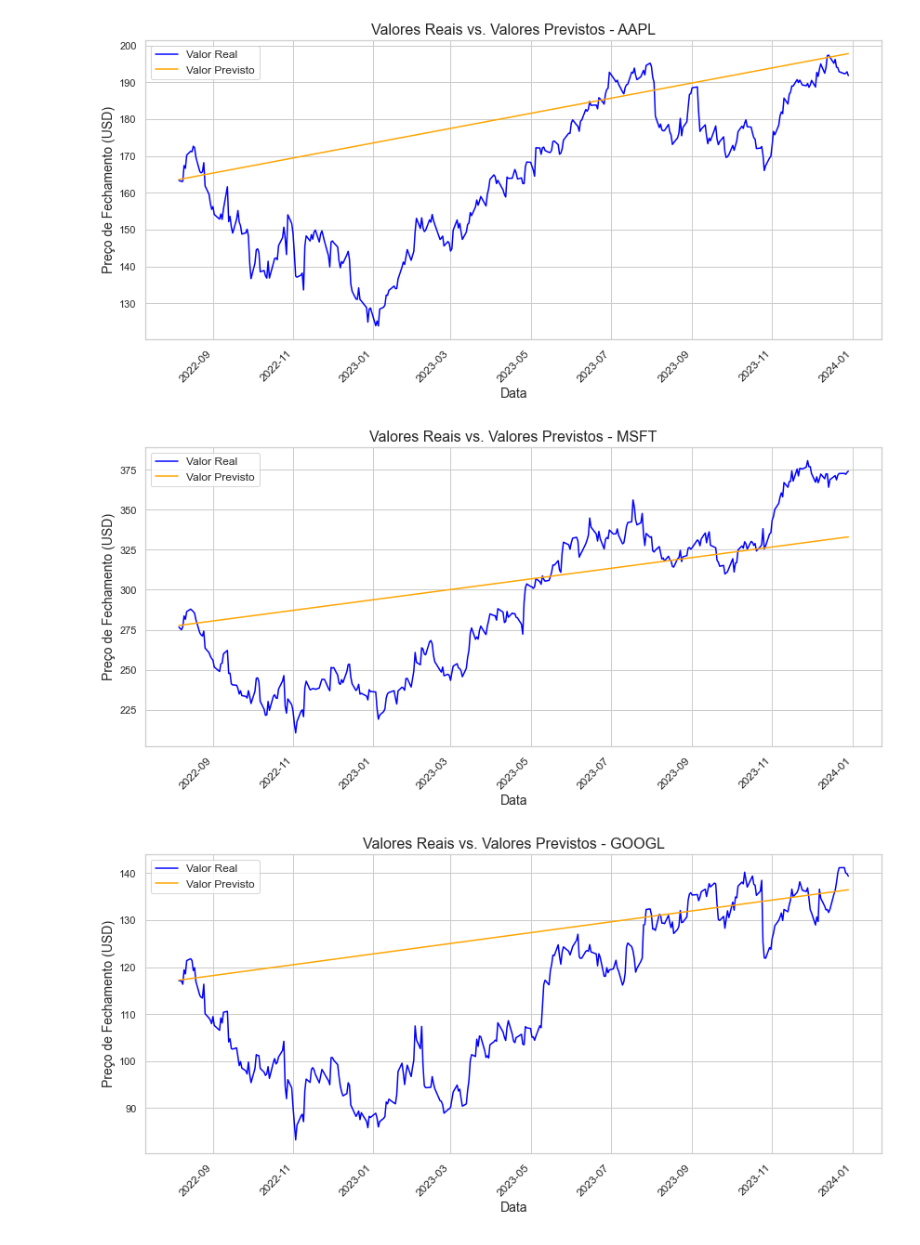
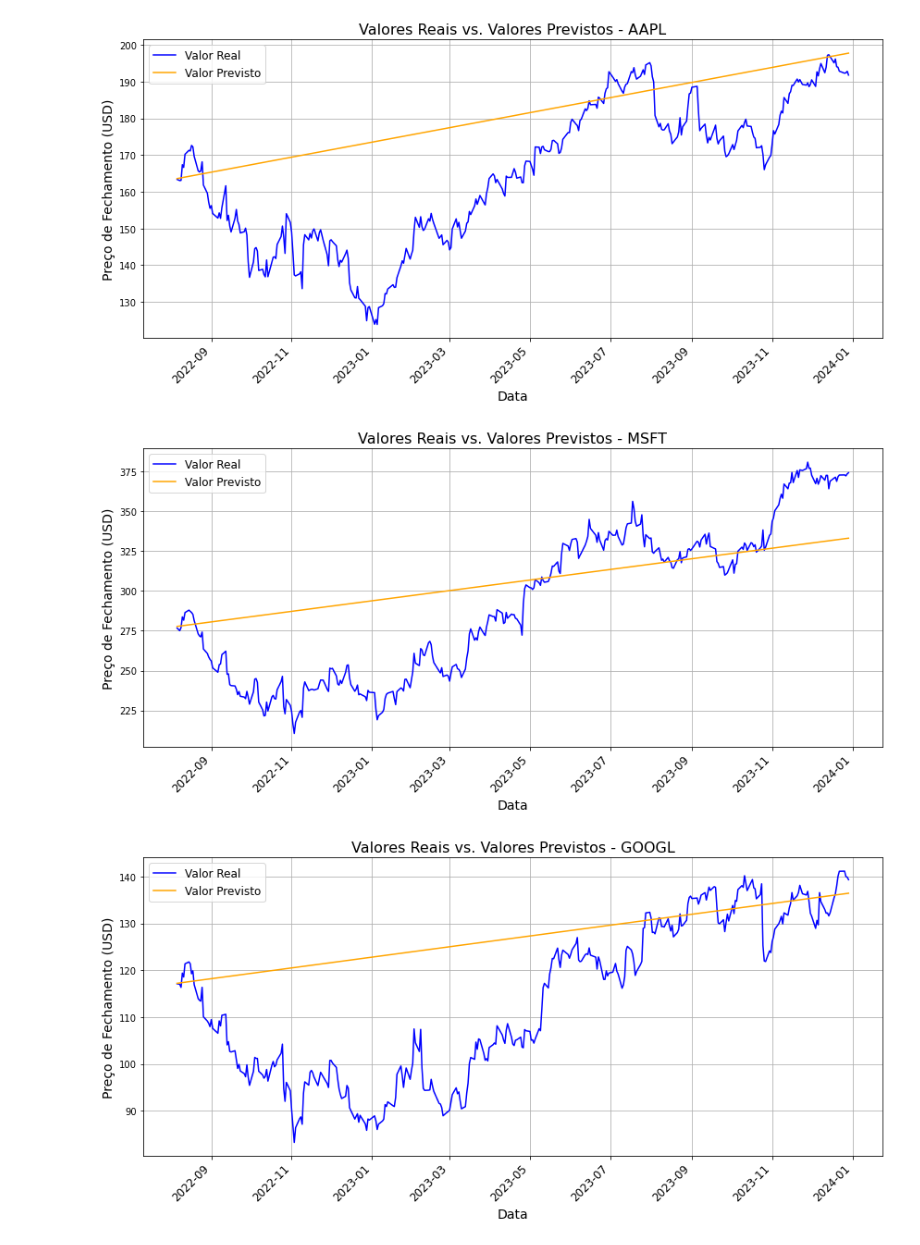
Before and after one commit to Pedrobuen0/modelos_ML, a Jupyter notebook: ARIMA.ipynb, the cells around one changed output. Drawn from its saved outputs; the diff is of its cells as text; code cells hidden in the pictures.

```diff
--- a/ARIMA.ipynb
+++ b/ARIMA.ipynb
@@ -67,8 +88,20 @@ for ticker in tickers:
     train['Adj Close Diff'] = train['Adj Close'].diff()
     train.dropna(inplace=True)  # Remover NaNs após a diferenciação
 
+    result_diff = adfuller(train['Adj Close Diff'].dropna())
+    print(f"ADF Statistic after differencing for {ticker}: {result_diff[0]}")
+    print(f"P-value after differencing for {ticker}: {result_diff[1]}\n")
+
     # Ajuste do modelo usando auto_arima
-    model = auto_arima(train['Adj Close'], seasonal=False, trace=True, error_action='ignore', suppress_warnings=True)
+    model = auto_arima(train['Adj Close'],
+                       start_p=0, start_q=0, max_p=5, max_q=5,
+                       seasonal=False, trace=True,
+                       error_action='ignore', suppress_warnings=True,
+                       stepwise=True, information_criterion='aic')
+
+    print(f'Melhor modelo ARIMA para {ticker}: {model.order}\n')
+
+
 
     # Previsões
     forecast = model.predict(n_periods=len(test))  # Prever o tamanho do conjunto de teste
@@ -78,11 +111,13 @@ for ticker in tickers:
         mse = mean_squared_error(test['Adj Close'].values, forecast)
         mae = mean_absolute_error(test['Adj Close'].values, forecast)
         r2 = r2_score(test['Adj Close'].values, forecast)
+        mape = mean_absolute_percentage_error(test['Adj Close'], forecast)
 
         print(f"Métricas para {ticker}:")
         print(f"MSE: {mse:.4f}")
         print(f"MAE: {mae:.4f}")
-        print(f"R²: {r2:.4f}\n")
+        print(f"R²: {r2:.4f}")
+        print(f"MAPE: {mape:.2f}%\n")
 
         # Armazenar as previsões, adicionando a coluna 'Ticker'
         temp_df = pd.DataFrame({
@@ -162,36 +194,34 @@ merged_data = pd.merge(
 )
 merged_data.rename(columns={'Adj Close': 'Real'}, inplace=True)
 # %%
-sns.set(style="whitegrid")
-
 for ticker in tickers:
     plt.figure(figsize=(12, 6))
-
-    # Filtrar os dados do ticker atual
     merged_ticker_data = merged_data[merged_data['Ticker'] == ticker].dropna()
 
-    # Verificar se há dados suficientes para plotar
     if not merged_ticker_data.empty:
-        # Gráfico de linha para valores reais e previstos
-        sns.lineplot(x='Date', y='Real', data=merged_ticker_data, label='Valor Real', color='blue')
-        sns.lineplot(x='Date', y='Predicted', data=merged_ticker_data, label='Valor Previsto', color='orange')
+        # Certifique-se de que a coluna 'Date' é um array 1D de valores
+        dates = merged_ticker_data['Date'].values  # Converte a coluna para um array numpy
+        real_values = merged_ticker_data['Real'].values
+        predicted_values = merged_ticker_data['Predicted'].values
 
-        # Configurar gráfico
+        # Plota os valores reais e previstos
+        plt.plot(dates, real_values, label='Valor Real', color='blue')
+        plt.plot(dates, predicted_values, label='Valor Previsto', color='orange')
+
+        # Configuração do gráfico
         plt.title(f'Valores Reais vs. Valores Previstos - {ticker}', fontsize=16)
         plt.xlabel('Data', fontsize=14)
         plt.ylabel('Preço de Fechamento (USD)', fontsize=14)
         plt.legend(fontsize=12)
-
-        # Melhorar a formatação do eixo x
         plt.xticks(rotation=45, ha='right', fontsize=12)
         plt.grid(True)
         plt.tight_layout()
 
         # Exibir o gráfico
         plt.show()
     else:
         print(f"Nenhum dado disponível para o ticker {ticker}.")
 # %% [output]
-[figure, old version]
+[figure, new version]
-[figure, old version]
+[figure, new version]
-[figure, old version]
+[figure, new version]
```
Also changed, not shown: parts of 6 cells of this notebook.
